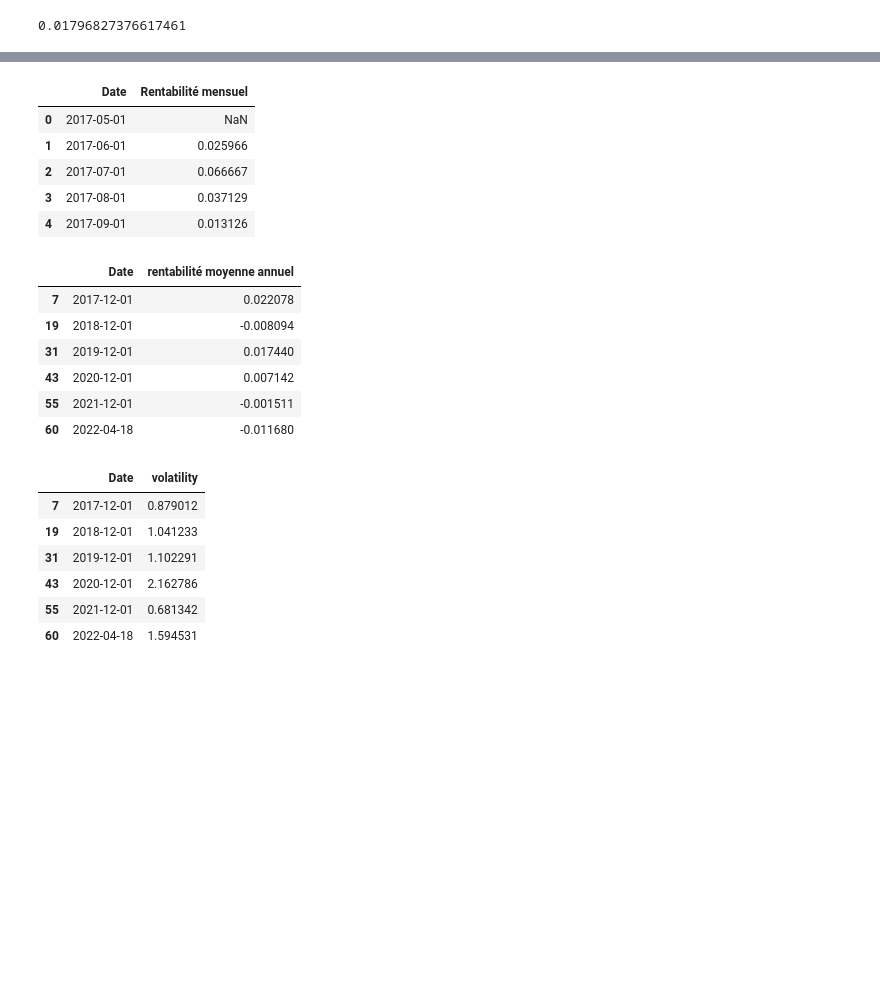
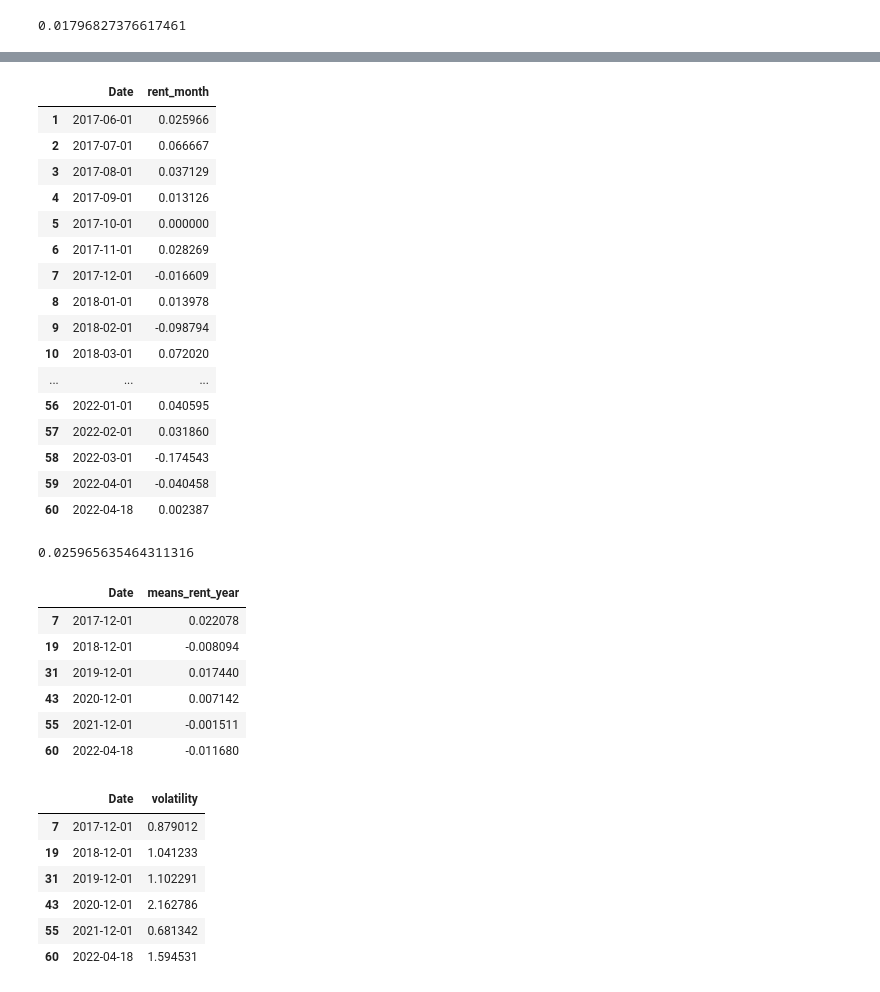
Before and after one commit to Abdoulaye224/Streamlit, a Jupyter notebook: Untitled.ipynb, the cells around one changed output, grey strips where cells are left out. Cells and saved outputs as stored; diff of their text form; code cells hidden in the pictures; blank space fills up the shorter version.

Commit message:
fix: add rents

```diff
--- a/Untitled.ipynb
+++ b/Untitled.ipynb
@@ -119,12 +128,29 @@ df
+# %%
+df['DATE'] = df['Date'].apply(lambda x: x.strftime('%Y-%m-%d'))
 # %%
-data_renta_mens = df[['Date','rent_month']]
+data_renta_mens = df[['Date','rent_month']].dropna()
 # %%
-data_renta_mens.head()
+data_renta_mens
 # %% [output]
-|  | Date | Rentabilité mensuel |
-| 0 | 2017-05-01 | NaN |
+|  | Date | rent_month |
 | 1 | 2017-06-01 | 0.025966 |
 | 2 | 2017-07-01 | 0.066667 |
 | 3 | 2017-08-01 | 0.037129 |
 | 4 | 2017-09-01 | 0.013126 |
+| 5 | 2017-10-01 | 0.000000 |
+| 6 | 2017-11-01 | 0.028269 |
+| 7 | 2017-12-01 | -0.016609 |
+| 8 | 2018-01-01 | 0.013978 |
+| 9 | 2018-02-01 | -0.098794 |
+| 10 | 2018-03-01 | 0.072020 |
+| ... | ... | ... |
+| 56 | 2022-01-01 | 0.040595 |
+| 57 | 2022-02-01 | 0.031860 |
+| 58 | 2022-03-01 | -0.174543 |
+| 59 | 2022-04-01 | -0.040458 |
+| 60 | 2022-04-18 | 0.002387 |
+# %%
+data_renta_mens['rent_month'][1]
+# %% [output]
+0.025965635464311316
 # %%
@@ -132,7 +158,7 @@ data_renta_moy_an = df[['Date','means_rent_year']]
 # %%
-data_renta_moy_an.dropna()
+data_renta_moy_an
 # %% [output]
-|  | Date | rentabilité moyenne annuel |
+|  | Date | means_rent_year |
 | 7 | 2017-12-01 | 0.022078 |
 | 19 | 2018-12-01 | -0.008094 |
 | 31 | 2019-12-01 | 0.017440 |
```
Also changed, not shown: parts of 4 cells of this notebook, 1 other file.
